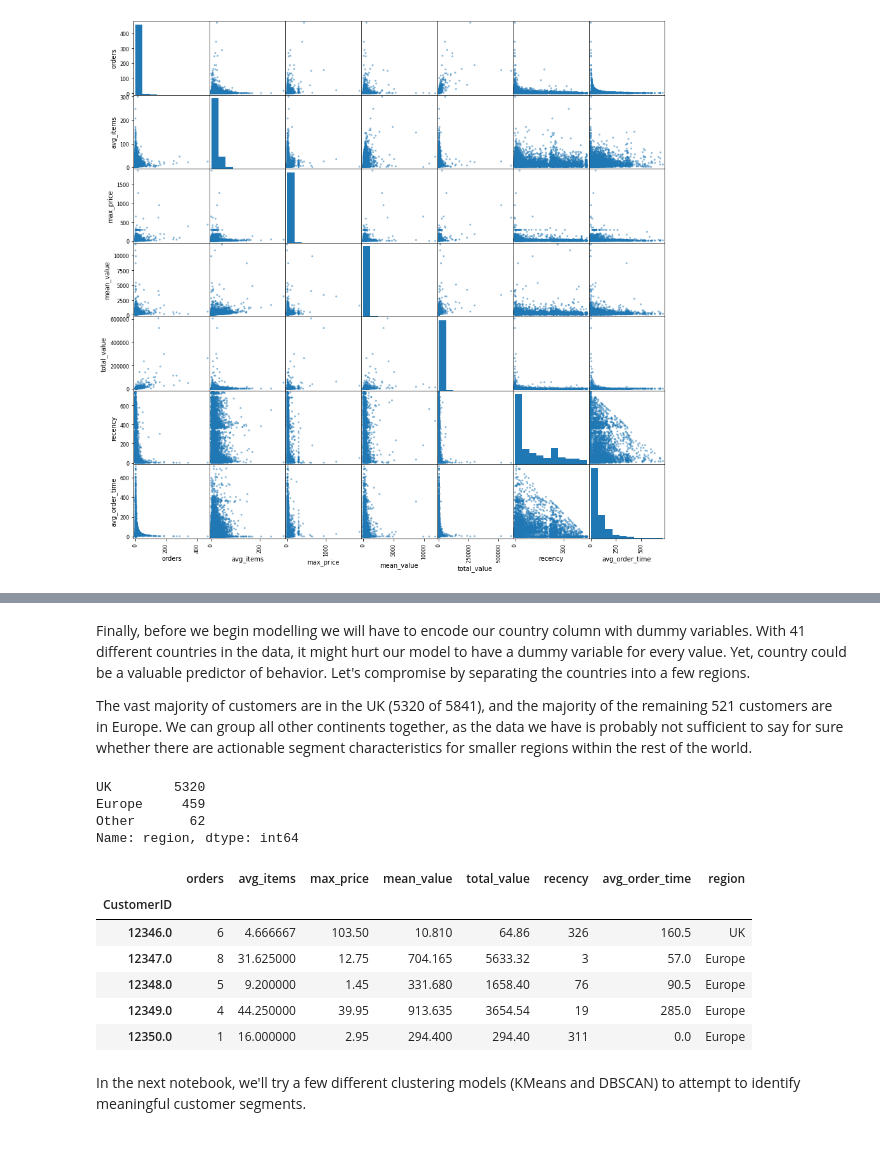
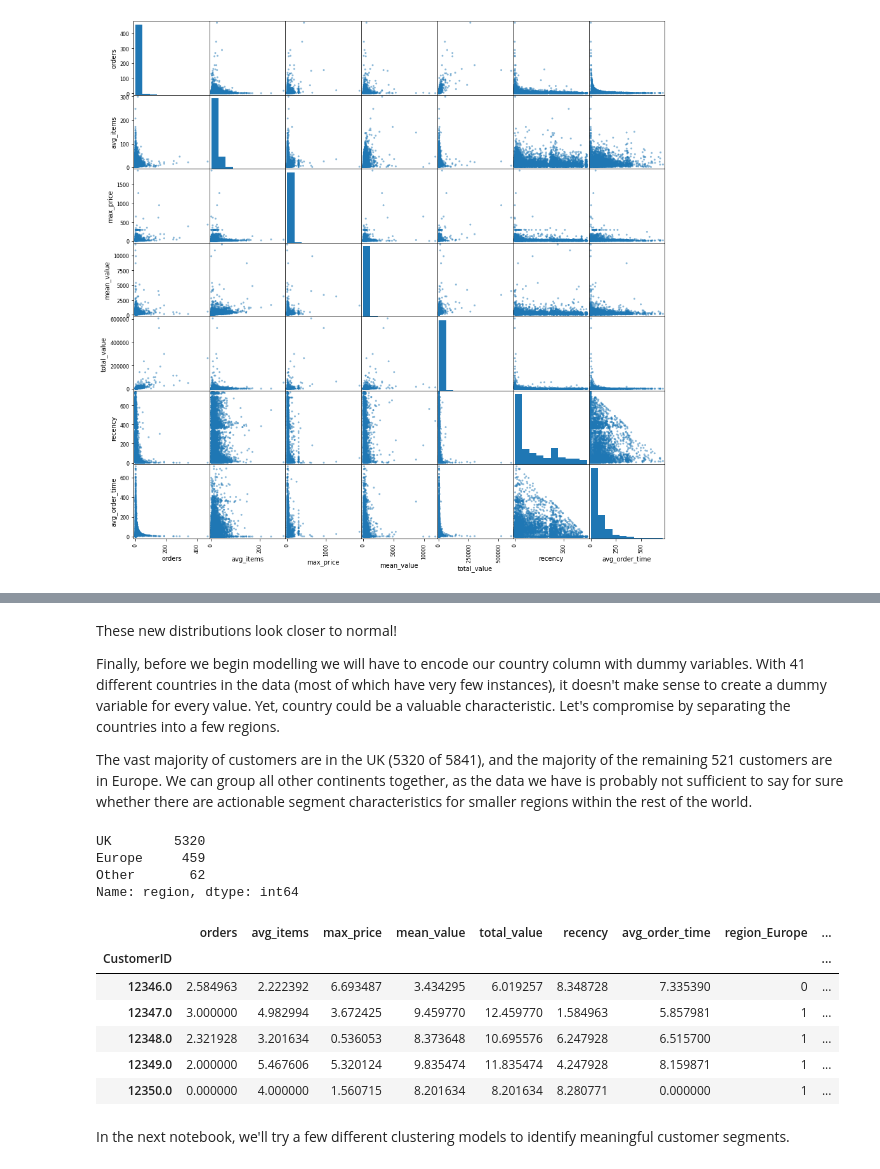
Before and after one commit to Pandeming/Customer_Segmentation, a Jupyter notebook: 01 Data Wrangling.ipynb, the cells around one changed output, grey strips where cells are left out. Cells and saved outputs as stored; diff of their text form; code cells hidden in the pictures.

Commit message:
Begin modeling, edits to wrangling

```diff
--- a/01 Data Wrangling.ipynb
+++ b/01 Data Wrangling.ipynb
@@ -720,0 +721,10 @@ Most of the columns have long right tails, with some extreme outliers changing t
+# %%
+# create separate df with only numerical columns
+log_customers = customers.drop(columns='country')
+
+# Add 1 to avg_order_time
+log_customers.avg_order_time = (log_customers.avg_order_time + 1)
+# %%
+# replace all values with log2 and check new quartiles
+log_customers = np.log2(log_customers)
+log_customers.describe()
@@ -721,5 +746,7 @@ Most of the columns have long right tails, with some extreme outliers changing t
 # %% [markdown]
-Finally, before we begin modelling we will have to encode our country column with dummy variables. With 41 different countries in the data, it might hurt our model to have a dummy variable for every value. Yet, country could be a valuable predictor of behavior. Let's compromise by separating the countries into a few regions.
+These new distributions look closer to normal!
+
+Finally, before we begin modelling we will have to encode our country column with dummy variables. With 41 different countries in the data (most of which have very few instances), it doesn't make sense to create a dummy variable for every value. Yet, country could be a valuable characteristic. Let's compromise by separating the countries into a few regions.
 
 The vast majority of customers are in the UK (5320 of 5841), and the majority of the remaining 521 customers are in Europe. We can group all other continents together, as the data we have is probably not sufficient to say for sure whether there are actionable segment characteristics for smaller regions within the rest of the world.
 # %%
@@ -736,29 +763,26 @@ for c in customers.country.value_counts().index:
         assign_region[c]='Other'
 # %%
 # Map country column to a new region column
-customers['region'] = customers.country.map(assign_region)
-customers.region.value_counts()
+log_customers['region'] = customers.country.map(assign_region)
+log_customers.region.value_counts()
 # %% [output]
 UK        5320
 Europe     459
 Other       62
 Name: region, dtype: int64
 # %%
-# drop the original country column
-customers.drop(columns='country', inplace=True)
+# get dummy columns to encode region category
+log_customers = pd.get_dummies(log_customers)
 
-# get dummy columns to encode region category
-customers = pd.get_dummies(customers)
-
-customers.head()
+log_customers.head()
 # %% [output]
-|  | orders | avg_items | max_price | mean_value | total_value | recency | avg_order_time | region |
-| CustomerID |  |  |  |  |  |  |  |  |
-| 12346.0 | 6 | 4.666667 | 103.50 | 10.810 | 64.86 | 326 | 160.5 | UK |
-| 12347.0 | 8 | 31.625000 | 12.75 | 704.165 | 5633.32 | 3 | 57.0 | Europe |
-| 12348.0 | 5 | 9.200000 | 1.45 | 331.680 | 1658.40 | 76 | 90.5 | Europe |
-| 12349.0 | 4 | 44.250000 | 39.95 | 913.635 | 3654.54 | 19 | 285.0 | Europe |
-| 12350.0 | 1 | 16.000000 | 2.95 | 294.400 | 294.40 | 311 | 0.0 | Europe |
+|  | orders | avg_items | max_price | mean_value | total_value | recency | avg_order_time | region_Europe | ... |
+| CustomerID |  |  |  |  |  |  |  |  | ... |
+| 12346.0 | 2.584963 | 2.222392 | 6.693487 | 3.434295 | 6.019257 | 8.348728 | 7.335390 | 0 | ... |
+| 12347.0 | 3.000000 | 4.982994 | 3.672425 | 9.459770 | 12.459770 | 1.584963 | 5.857981 | 1 | ... |
+| 12348.0 | 2.321928 | 3.201634 | 0.536053 | 8.373648 | 10.695576 | 6.247928 | 6.515700 | 1 | ... |
+| 12349.0 | 2.000000 | 5.467606 | 5.320124 | 9.835474 | 11.835474 | 4.247928 | 8.159871 | 1 | ... |
+| 12350.0 | 0.000000 | 4.000000 | 1.560715 | 8.201634 | 8.201634 | 8.280771 | 0.000000 | 1 | ... |
 # %% [markdown]
-In the next notebook, we'll try a few different clustering models (KMeans and DBSCAN) to attempt to identify meaningful customer segments.
+In the next notebook, we'll try a few different clustering models to identify meaningful customer segments.
 # %%
```
Also changed, not shown: parts of 7 cells of this notebook, 4 other files.
